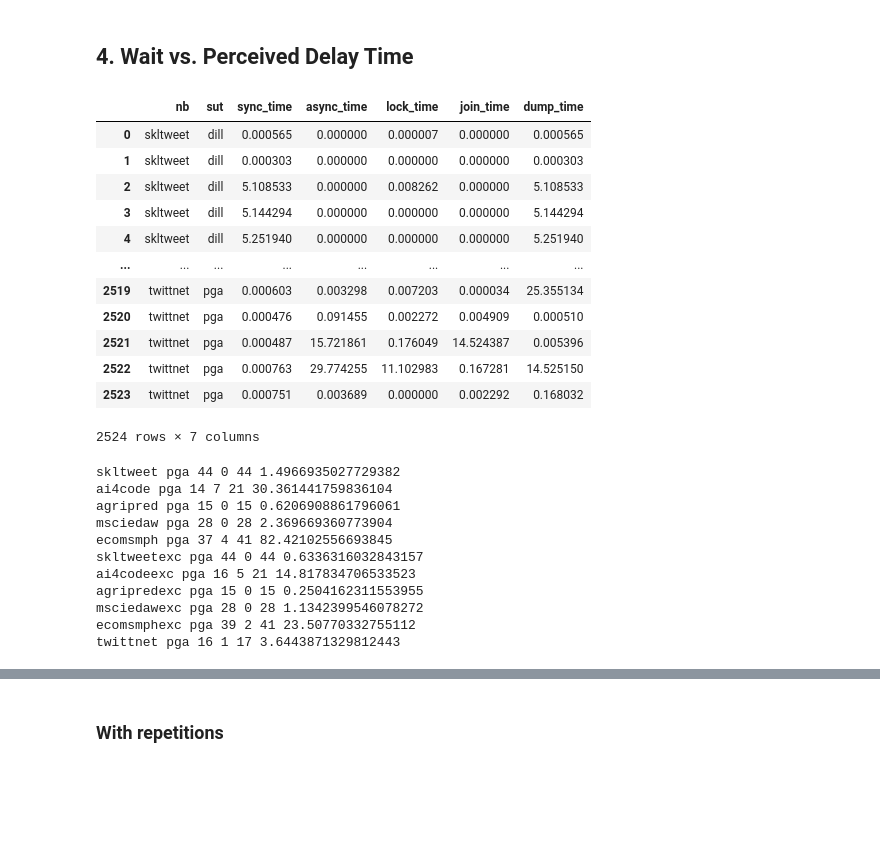
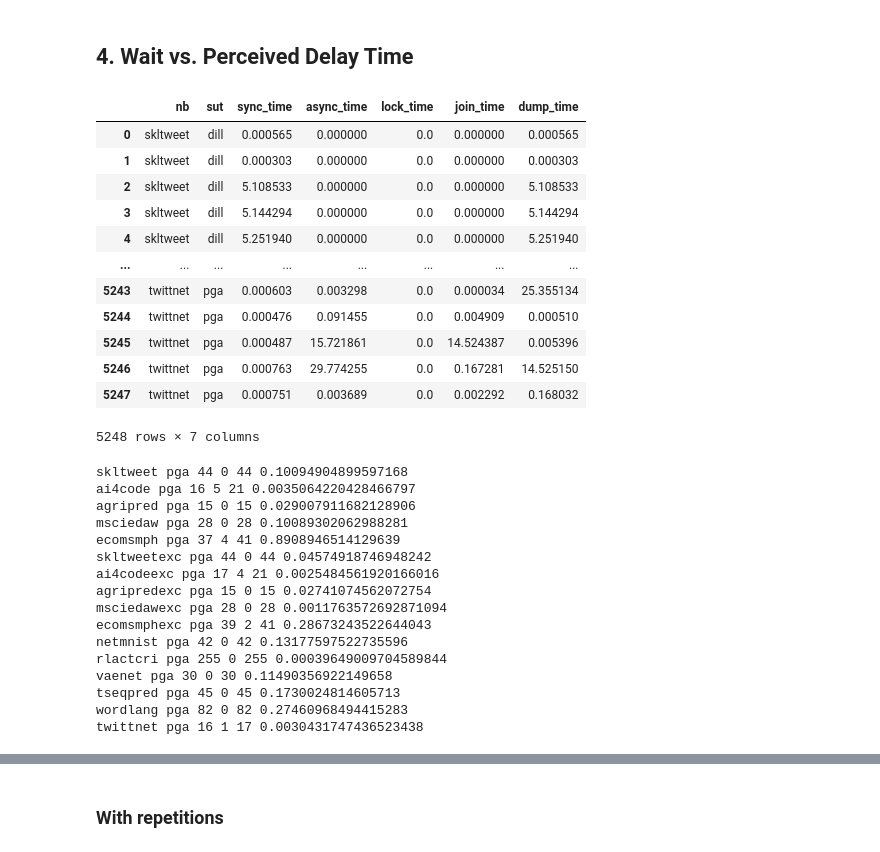
Before and after one commit to illinoisdata/pod, a Jupyter notebook: plot.ipynb, the cells around one changed output, grey strips where cells are left out. Cells and saved outputs as stored; diff of their text form; code cells hidden in the pictures; blank space fills up the shorter version.

```diff
--- a/plot.ipynb
+++ b/plot.ipynb
@@ -627,6 +683,8 @@ WARNING: Missing result/exp1_crii_ai4code[exc]/expstat.json
 # %%
 # nbs = ['betterxb', 'skltweet', 'tpsmay22', 'twittnet', 'ai4code']
-nbs = ['skltweet', 'ai4code', 'agripred', 'msciedaw', 'ecomsmph']
+nbs_1 = ['skltweet', 'ai4code', 'agripred', 'msciedaw', 'ecomsmph']
+nbs_2 = ['netmnist', 'rlactcri', 'vaenet', 'tseqpred', 'wordlang']
+nbs = [*nbs_1, *nbs_2]
 suts = [
     "dill",
     "shev",
@@ -1244,6 +1314,7 @@ suts = [
 # nbs = ['betterxb', 'skltweet', 'tpsmay22', 'twittnet', 'ai4code']
 nbs = ['skltweet', 'ai4code', 'agripred', 'msciedaw', 'ecomsmph']
 nbs.extend(['skltweetexc', 'ai4codeexc', 'agripredexc', 'msciedawexc', 'ecomsmphexc'])
+nbs.extend(['netmnist', 'rlactcri', 'vaenet', 'tseqpred', 'wordlang'])
 nbs.append('twittnet')
 # suts = [
 #     "pgnoavl",
@@ -1251,48 +1322,51 @@ nbs.append('twittnet')
 # ]
 # nbs = ['twittnet']
 rows = []
 
 for nb in nbs:
     baseline_result = read_result(all_nb_paths[nb]["snp"])  # Pure exec time without locking.
     baseline_exec_times = baseline_result["exec_times"]
     for sut in suts:
         if sut not in all_nb_paths[nb]:
             continue
-        result = read_result(all_nb_paths[nb][sut])
+        try:
+            result = read_result(all_nb_paths[nb][sut])
+        except FileNotFoundError:
+            continue
         assert len(result["exec_times"]) <= len(baseline_exec_times), f"{nb=}, {sut=}, {len(result['exec_times'])} != {len(baseline_exec_times)}"
         for idx in range(len(result["exec_times"])):
             dump_time = result["dumps"][idx]["time_s"]
             join_time = 0 if idx >= len(result["join_times"]) else result["join_times"][idx]
             prev_join_time = 0 if idx <= 0 or idx > len(result["join_times"]) else result["join_times"][idx - 1]  # Shifted
             async_time = 0 if idx >= len(result["async_dumps"]) else result["async_dumps"][idx]["time_s"]
-            lock_time = 0 if idx >= len(result["exec_times"]) - 1 else max(result["exec_times"][idx + 1] - baseline_exec_times[idx + 1], 0)
-            # lock_time = 0 if idx >= len(result["lock_times"]) else result["lock_times"][idx]  # This is not aligned.
+            # lock_time = 0 if idx >= len(result["exec_times"]) - 1 else max(result["exec_times"][idx + 1] - baseline_exec_times[idx + 1], 0)
+            lock_time = 0 if idx >= len(result["lock_times"]) else result["lock_times"][idx]
             # print(nb, sut, idx, dump_time - prev_join_time + join_time + lock_time, dump_time - prev_join_time, join_time, lock_time)
             rows.append({
                 "nb": nb,
                 "sut": sut,
                 "sync_time": dump_time - prev_join_time,
                 "async_time": async_time,
                 "lock_time": lock_time,
                 "join_time": join_time,
                 "dump_time": dump_time,
             })
 async_df = pd.DataFrame(rows)
 async_df
 # %% [output]
 |  | nb | sut | sync_time | async_time | lock_time | join_time | dump_time |
-| 0 | skltweet | dill | 0.000565 | 0.000000 | 0.000007 | 0.000000 | 0.000565 |
-| 1 | skltweet | dill | 0.000303 | 0.000000 | 0.000000 | 0.000000 | 0.000303 |
-| 2 | skltweet | dill | 5.108533 | 0.000000 | 0.008262 | 0.000000 | 5.108533 |
-| 3 | skltweet | dill | 5.144294 | 0.000000 | 0.000000 | 0.000000 | 5.144294 |
-| 4 | skltweet | dill | 5.251940 | 0.000000 | 0.000000 | 0.000000 | 5.251940 |
+| 0 | skltweet | dill | 0.000565 | 0.000000 | 0.0 | 0.000000 | 0.000565 |
+| 1 | skltweet | dill | 0.000303 | 0.000000 | 0.0 | 0.000000 | 0.000303 |
+| 2 | skltweet | dill | 5.108533 | 0.000000 | 0.0 | 0.000000 | 5.108533 |
+| 3 | skltweet | dill | 5.144294 | 0.000000 | 0.0 | 0.000000 | 5.144294 |
+| 4 | skltweet | dill | 5.251940 | 0.000000 | 0.0 | 0.000000 | 5.251940 |
 | ... | ... | ... | ... | ... | ... | ... | ... |
-| 2519 | twittnet | pga | 0.000603 | 0.003298 | 0.007203 | 0.000034 | 25.355134 |
-| 2520 | twittnet | pga | 0.000476 | 0.091455 | 0.002272 | 0.004909 | 0.000510 |
-| 2521 | twittnet | pga | 0.000487 | 15.721861 | 0.176049 | 14.524387 | 0.005396 |
-| 2522 | twittnet | pga | 0.000763 | 29.774255 | 11.102983 | 0.167281 | 14.525150 |
-| 2523 | twittnet | pga | 0.000751 | 0.003689 | 0.000000 | 0.002292 | 0.168032 |
+| 5243 | twittnet | pga | 0.000603 | 0.003298 | 0.0 | 0.000034 | 25.355134 |
+| 5244 | twittnet | pga | 0.000476 | 0.091455 | 0.0 | 0.004909 | 0.000510 |
+| 5245 | twittnet | pga | 0.000487 | 15.721861 | 0.0 | 14.524387 | 0.005396 |
+| 5246 | twittnet | pga | 0.000763 | 29.774255 | 0.0 | 0.167281 | 14.525150 |
+| 5247 | twittnet | pga | 0.000751 | 0.003689 | 0.0 | 0.002292 | 0.168032 |
-2524 rows × 7 columns
+5248 rows × 7 columns
 # %%
 save_s_final = 600
 delay_df_by_nbsut = {}
@@ -1311,22 +1385,27 @@ for nb in nbs:
             continue
         if sut == "pga":
             time_threshold = 23.0
-            print(nb, sut, np.sum(save_times <= time_threshold), np.sum(save_times > time_threshold), len(save_times), np.mean(save_times))
+            print(nb, sut, np.sum(save_times <= time_threshold), np.sum(save_times > time_threshold), len(save_times), np.percentile(save_times, 50))
         delay_rows = [{"save_s": ts, "ecdf": ecdf * 100} for ts, ecdf in zip(np.sort(save_times), 1.0 / len(save_times) + np.linspace(0, 1, len(save_times), endpoint=False))]
         # delay_rows.append({"save_s": save_s_final, "ecdf": 100})
         delay_df_by_nbsut[nb][sut] = pd.DataFrame(delay_rows)
 # %% [output]
-skltweet pga 44 0 44 1.4966935027729382
-ai4code pga 14 7 21 30.361441759836104
-agripred pga 15 0 15 0.6206908861796061
-msciedaw pga 28 0 28 2.369669360773904
-ecomsmph pga 37 4 41 82.42102556693845
-skltweetexc pga 44 0 44 0.6336316032843157
-ai4codeexc pga 16 5 21 14.817834706533523
-agripredexc pga 15 0 15 0.2504162311553955
-msciedawexc pga 28 0 28 1.1342399546078272
-ecomsmphexc pga 39 2 41 23.50770332755112
-twittnet pga 16 1 17 3.6443871329812443
+skltweet pga 44 0 44 0.10094904899597168
+ai4code pga 16 5 21 0.0035064220428466797
+agripred pga 15 0 15 0.029007911682128906
+msciedaw pga 28 0 28 0.10089302062988281
+ecomsmph pga 37 4 41 0.8908946514129639
+skltweetexc pga 44 0 44 0.04574918746948242
+ai4codeexc pga 17 4 21 0.0025484561920166016
+agripredexc pga 15 0 15 0.02741074562072754
+msciedawexc pga 28 0 28 0.0011763572692871094
+ecomsmphexc pga 39 2 41 0.28673243522644043
+netmnist pga 42 0 42 0.13177597522735596
+rlactcri pga 255 0 255 0.00039649009704589844
+vaenet pga 30 0 30 0.11490356922149658
+tseqpred pga 45 0 45 0.1730024814605713
+wordlang pga 82 0 82 0.27460968494415283
+twittnet pga 16 1 17 0.0030431747436523438
 # %%
 nbssimple = {
     # 'betterxb': 'betterxb',
```
Also changed, not shown: parts of 18 cells of this notebook, 58 other files.
